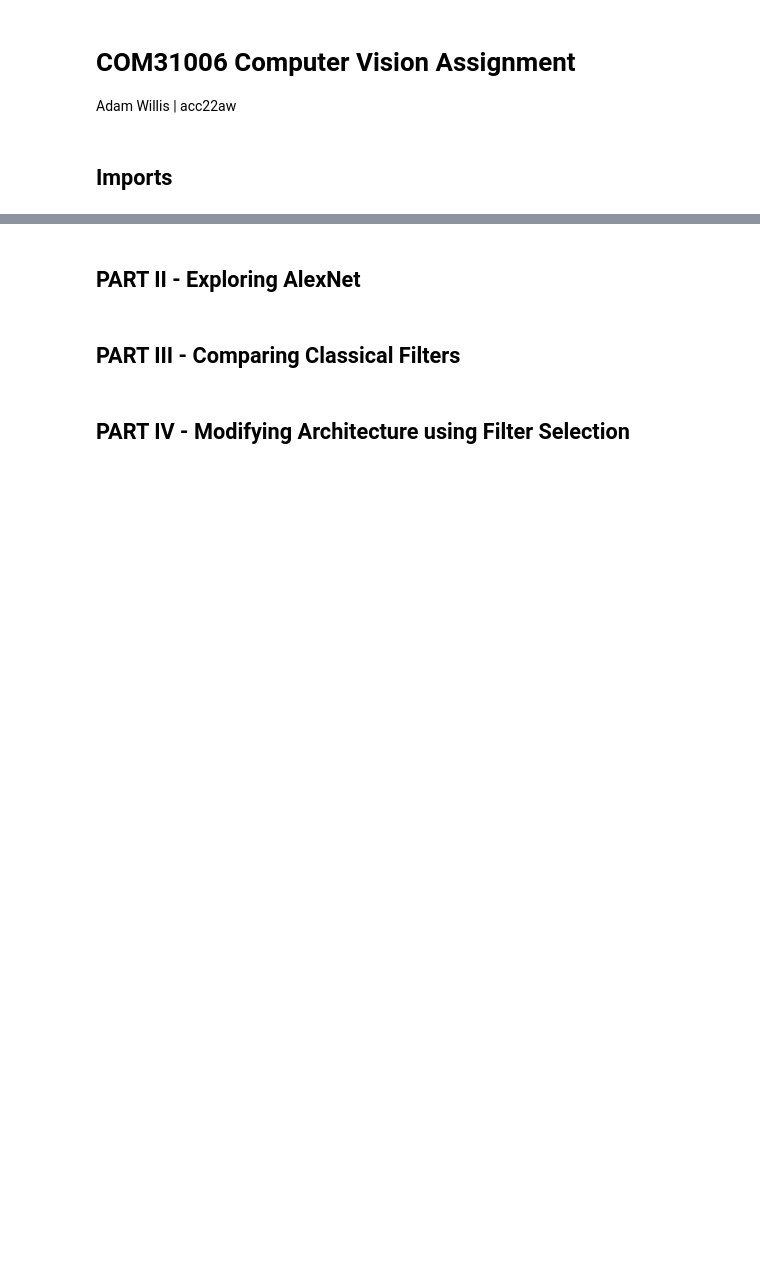
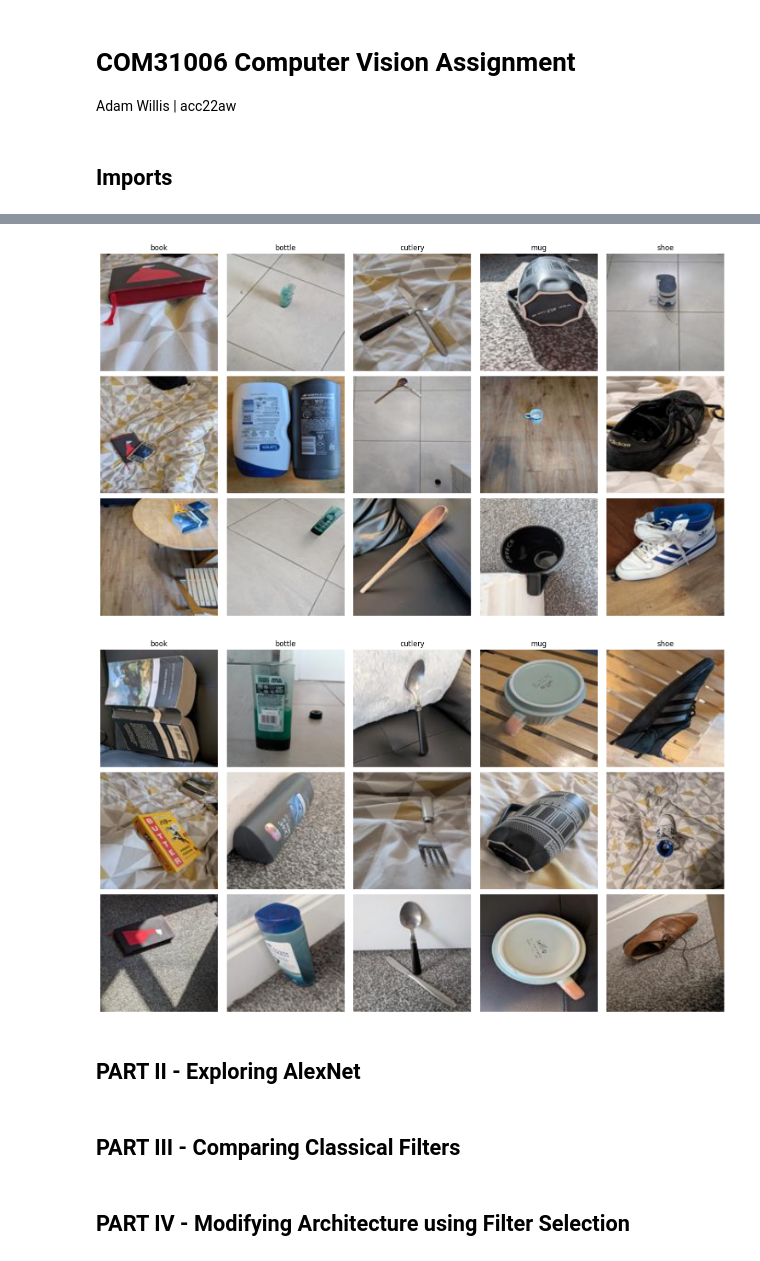
Before and after one commit to adamwillis04/com31006-assignment, a Jupyter notebook: assignment.ipynb, the cells around one changed output, grey strips where cells are left out. Drawn from its saved outputs; the diff is of its cells as text; code cells hidden in the pictures; blank space fills up the shorter version.

```diff
--- a/assignment.ipynb
+++ b/assignment.ipynb
@@ -43,3 +101,43 @@ torch.Size([3, 128, 128])
+# %%
+# TODO - clean up and remove unnecessary bits and bobs
+
+def show_class_samples(dataset, num=3):
+    random.seed(20)
+
+    class_to_indices = {i: [] for i in range(len(dataset.classes))}
+
+    # group indices by class
+    for idx in range(len(dataset)):
+        _, label = dataset[idx]
+        class_to_indices[label].append(idx)
+
+    num_classes = len(dataset.classes)
+
+    # SWAPPED: rows = k, cols = num_classes
+    plt.figure(figsize=(num_classes * 3, num * 3))
+
+    for class_idx, class_name in enumerate(dataset.classes):
+        indices = class_to_indices[class_idx]
+        chosen = random.sample(indices, min(num, len(indices)))
+
+        for j, idx in enumerate(chosen):
+            img, label = dataset[idx]
+            img = img.permute(1, 2, 0)
+
+            # swapped indexing:
+            # row = j (sample index)
+            # col = class_idx
+            plt.subplot(num, num_classes, j * num_classes + class_idx + 1)
+            plt.imshow(img)
+            plt.title(class_name if j == 0 else "")
+            plt.axis("off")
+
+    plt.tight_layout()
+    plt.show()
 # %%
-# print in a grid of sample images (5 from each class? 5x5 grid)
+show_class_samples(train_dataset, 3)
+show_class_samples(test_dataset, 3)
+# %% [output]
+[figure, added]
+[figure, added]
 # %%
```
Also changed, not shown: parts of 6 cells of this notebook, 1 other file.
